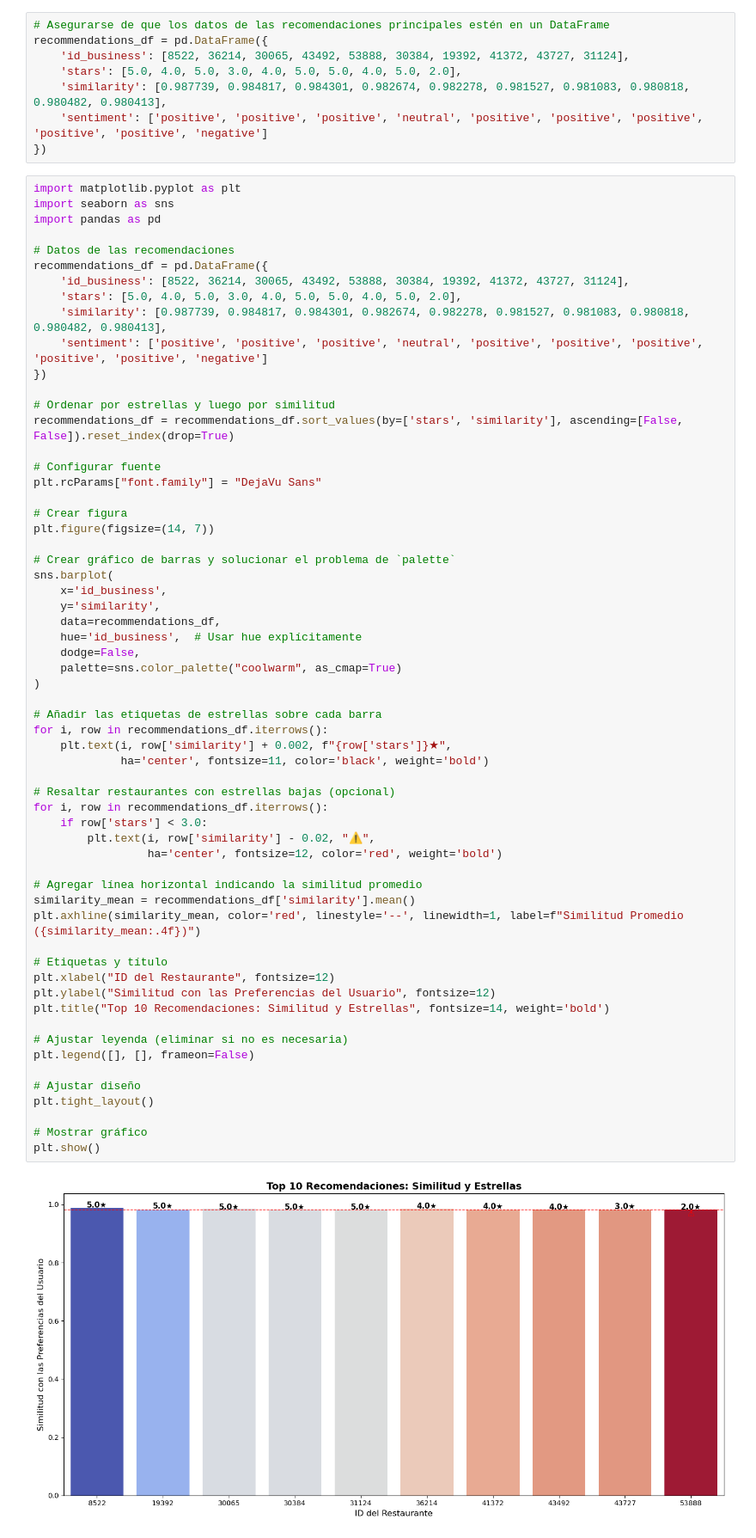
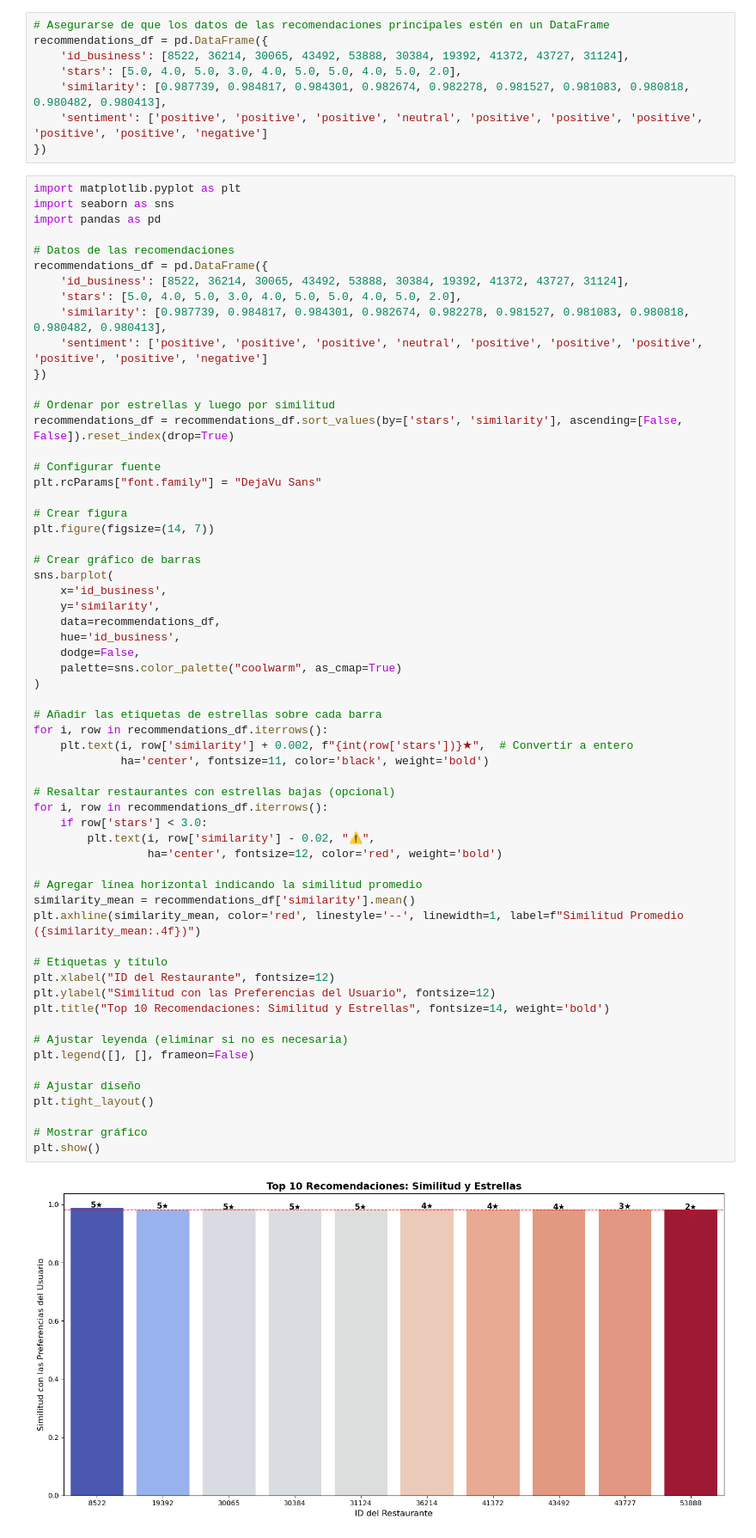
Before and after one commit to JosueMonte/restaurantguru, a Jupyter notebook: AnalisisDeSentimiento/Sprint3/SistemaDeRecomendacion.ipynb, the cells around one changed output. Shown: that part at 86% size. Drawn from its saved outputs; the diff is of its cells as text.

```diff
--- a/AnalisisDeSentimiento/Sprint3/SistemaDeRecomendacion.ipynb
+++ b/AnalisisDeSentimiento/Sprint3/SistemaDeRecomendacion.ipynb
@@ -180,46 +180,46 @@ plt.rcParams["font.family"] = "DejaVu Sans"
 # Crear figura
 plt.figure(figsize=(14, 7))
 
-# Crear gráfico de barras y solucionar el problema de `palette`
+# Crear gráfico de barras
 sns.barplot(
     x='id_business',
     y='similarity',
     data=recommendations_df,
-    hue='id_business',  # Usar hue explícitamente
+    hue='id_business',
     dodge=False,
     palette=sns.color_palette("coolwarm", as_cmap=True)
 )
 
 # Añadir las etiquetas de estrellas sobre cada barra
 for i, row in recommendations_df.iterrows():
-    plt.text(i, row['similarity'] + 0.002, f"{row['stars']}★",
+    plt.text(i, row['similarity'] + 0.002, f"{int(row['stars'])}★",  # Convertir a entero
              ha='center', fontsize=11, color='black', weight='bold')
 
 # Resaltar restaurantes con estrellas bajas (opcional)
 for i, row in recommendations_df.iterrows():
     if row['stars'] < 3.0:
         plt.text(i, row['similarity'] - 0.02, "⚠️",
                  ha='center', fontsize=12, color='red', weight='bold')
 
 # Agregar línea horizontal indicando la similitud promedio
 similarity_mean = recommendations_df['similarity'].mean()
 plt.axhline(similarity_mean, color='red', linestyle='--', linewidth=1, label=f"Similitud Promedio ({similarity_mean:.4f})")
 
 # Etiquetas y título
 plt.xlabel("ID del Restaurante", fontsize=12)
 plt.ylabel("Similitud con las Preferencias del Usuario", fontsize=12)
 plt.title("Top 10 Recomendaciones: Similitud y Estrellas", fontsize=14, weight='bold')
 
 # Ajustar leyenda (eliminar si no es necesaria)
 plt.legend([], [], frameon=False)
 
 # Ajustar diseño
 plt.tight_layout()
 
 # Mostrar gráfico
 plt.show()
 # %% [output]
-[figure, old version]
+[figure, new version]
 # %% [markdown]
 La imagen muestra un gráfico de barras que representa las 10 principales recomendaciones de restaurantes.
 
```
Also changed, not shown: 1 other file.
